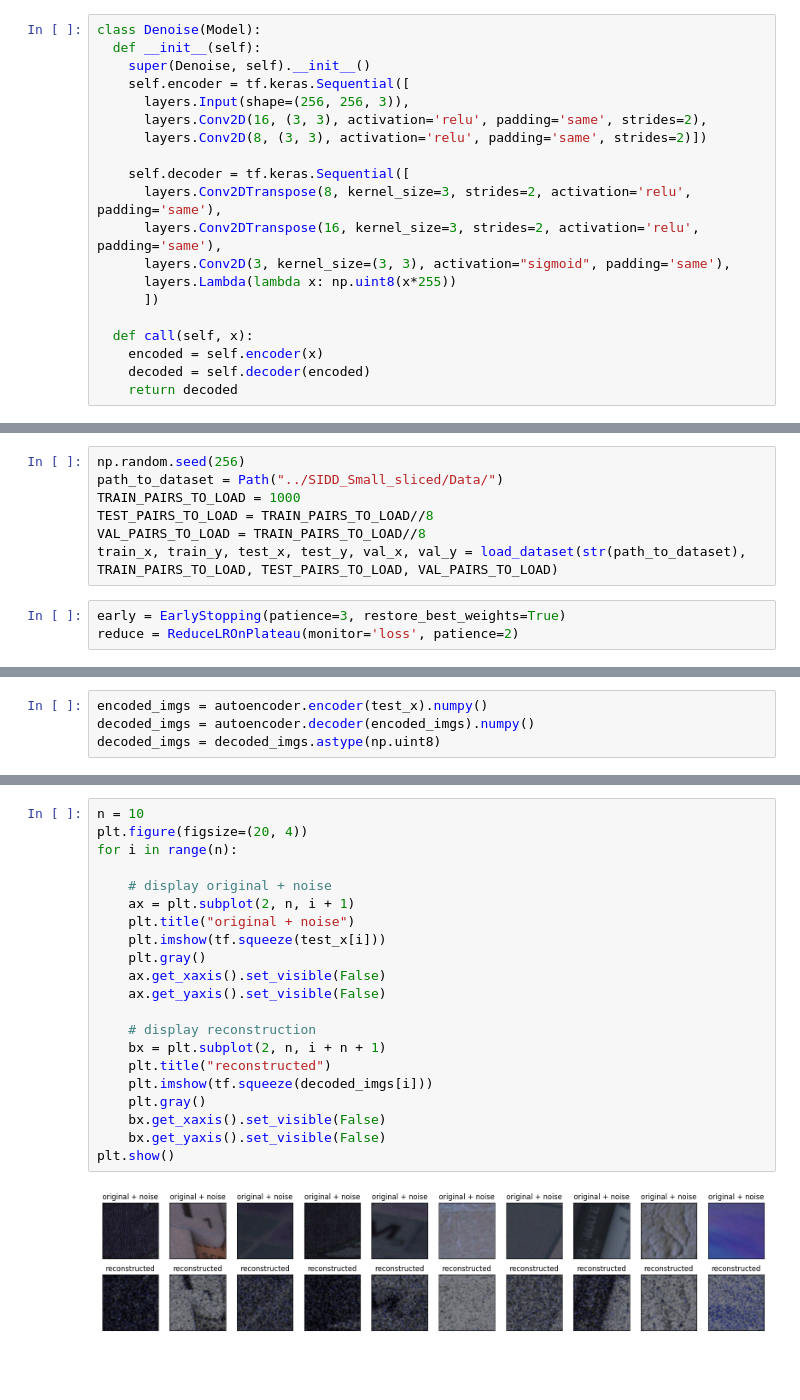
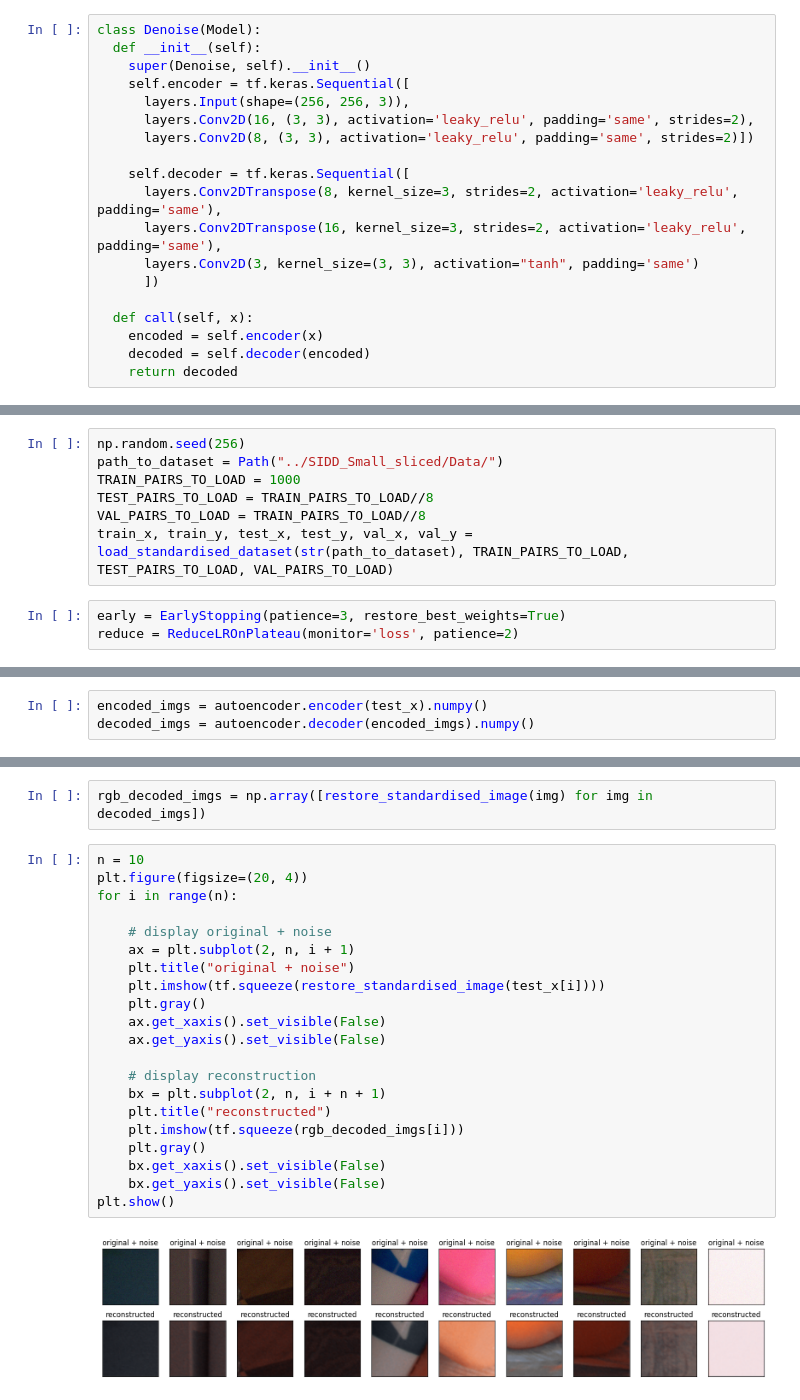
Before and after one commit to Garbarkozaurus/CV_denoising, a Jupyter notebook: tf_autoencoder_tutorial.ipynb, the cells around one changed output, grey strips where cells are left out. Cells and saved outputs as stored; diff of their text form; blank space fills up the shorter version.

Commit message:
Test standardised dataset

```diff
--- a/tf_autoencoder_tutorial.ipynb
+++ b/tf_autoencoder_tutorial.ipynb
@@ -25,14 +26,13 @@ class Denoise(Model):
     super(Denoise, self).__init__()
     self.encoder = tf.keras.Sequential([
       layers.Input(shape=(256, 256, 3)),
-      layers.Conv2D(16, (3, 3), activation='relu', padding='same', strides=2),
-      layers.Conv2D(8, (3, 3), activation='relu', padding='same', strides=2)])
+      layers.Conv2D(16, (3, 3), activation='leaky_relu', padding='same', strides=2),
+      layers.Conv2D(8, (3, 3), activation='leaky_relu', padding='same', strides=2)])
 
     self.decoder = tf.keras.Sequential([
-      layers.Conv2DTranspose(8, kernel_size=3, strides=2, activation='relu', padding='same'),
-      layers.Conv2DTranspose(16, kernel_size=3, strides=2, activation='relu', padding='same'),
-      layers.Conv2D(3, kernel_size=(3, 3), activation="sigmoid", padding='same'),
-      layers.Lambda(lambda x: np.uint8(x*255))
+      layers.Conv2DTranspose(8, kernel_size=3, strides=2, activation='leaky_relu', padding='same'),
+      layers.Conv2DTranspose(16, kernel_size=3, strides=2, activation='leaky_relu', padding='same'),
+      layers.Conv2D(3, kernel_size=(3, 3), activation="tanh", padding='same')
       ])
 
   def call(self, x):
@@ -48,7 +61,7 @@ path_to_dataset = Path("../SIDD_Small_sliced/Data/")
 TRAIN_PAIRS_TO_LOAD = 1000
 TEST_PAIRS_TO_LOAD = TRAIN_PAIRS_TO_LOAD//8
 VAL_PAIRS_TO_LOAD = TRAIN_PAIRS_TO_LOAD//8
-train_x, train_y, test_x, test_y, val_x, val_y = load_dataset(str(path_to_dataset), TRAIN_PAIRS_TO_LOAD, TEST_PAIRS_TO_LOAD, VAL_PAIRS_TO_LOAD)
+train_x, train_y, test_x, test_y, val_x, val_y = load_standardised_dataset(str(path_to_dataset), TRAIN_PAIRS_TO_LOAD, TEST_PAIRS_TO_LOAD, VAL_PAIRS_TO_LOAD)
 # %%
 early = EarlyStopping(patience=3, restore_best_weights=True)
 reduce = ReduceLROnPlateau(monitor='loss', patience=2)
@@ -100,4 +114,3 @@ _________________________________________________________________
 # %%
 encoded_imgs = autoencoder.encoder(test_x).numpy()
 decoded_imgs = autoencoder.decoder(encoded_imgs).numpy()
-decoded_imgs = decoded_imgs.astype(np.uint8)
@@ -104,23 +125,25 @@ decoded_imgs = decoded_imgs.astype(np.uint8)
+# %%
+rgb_decoded_imgs = np.array([restore_standardised_image(img) for img in decoded_imgs])
 # %%
 n = 10
 plt.figure(figsize=(20, 4))
 for i in range(n):
 
     # display original + noise
     ax = plt.subplot(2, n, i + 1)
     plt.title("original + noise")
-    plt.imshow(tf.squeeze(test_x[i]))
+    plt.imshow(tf.squeeze(restore_standardised_image(test_x[i])))
     plt.gray()
     ax.get_xaxis().set_visible(False)
     ax.get_yaxis().set_visible(False)
 
     # display reconstruction
     bx = plt.subplot(2, n, i + n + 1)
     plt.title("reconstructed")
-    plt.imshow(tf.squeeze(decoded_imgs[i]))
+    plt.imshow(tf.squeeze(rgb_decoded_imgs[i]))
     plt.gray()
     bx.get_xaxis().set_visible(False)
     bx.get_yaxis().set_visible(False)
 plt.show()
 # %% [output]
-[figure, old version]
+[figure, new version]
```
Also changed, not shown: parts of 7 cells of this notebook.
